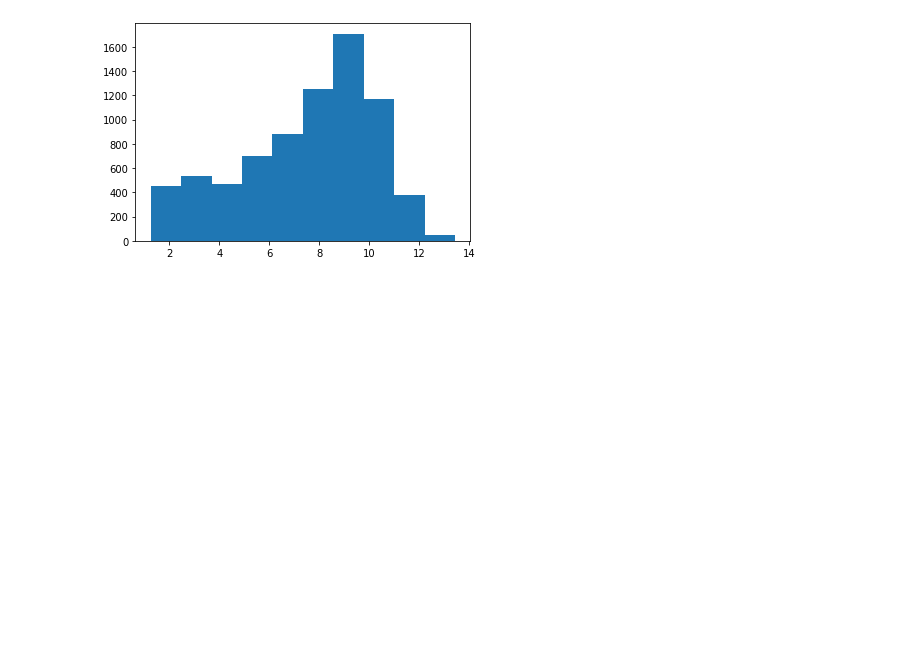
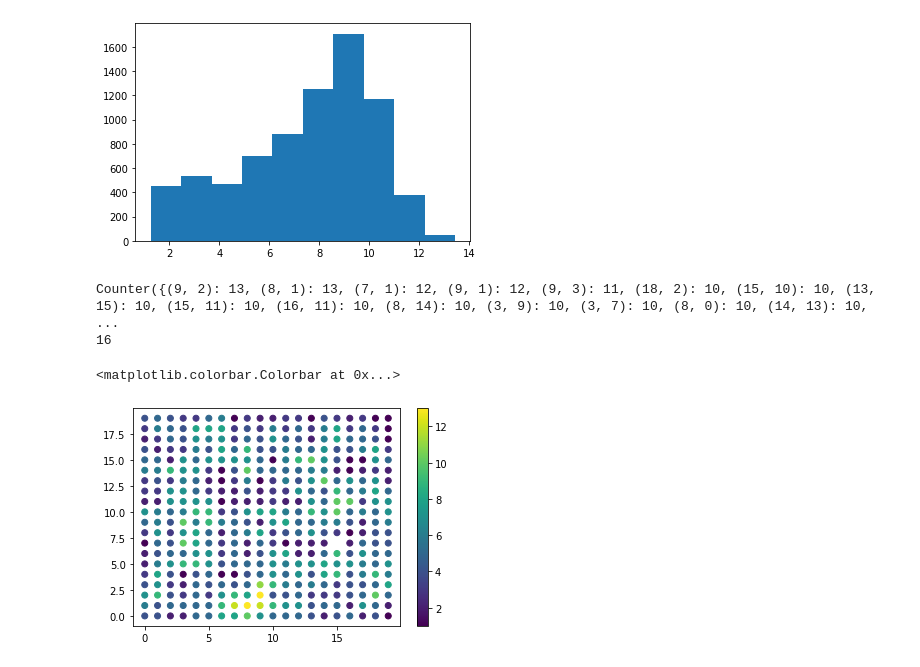
Before and after one commit to noahberthusen/qecc_routing, a Jupyter notebook: src_py/test.ipynb, the cells around one changed output. Saved outputs shown, nothing was run; the diff lists cells and outputs as text; code cells hidden in the pictures; blank space fills up the shorter version.

```diff
--- a/src_py/test.ipynb
+++ b/src_py/test.ipynb
@@ -77,0 +82,29 @@ plt.hist(df['r'])
+# %%
+M = 20
+k = 5
+
+r = Route(M, k)
+gens = r.randomly_draw_generators(1, 0)
+# %%
+from collections import Counter
+
+qbts = []
+for gen in gens:
+    for qbt in gen:
+        qbts.append(qbt)
+
+qbt_counter = Counter(qbts)
+print(qbt_counter)
+print(len(independent_gens(gens)))
+# %% [output]
+Counter({(9, 2): 13, (8, 1): 13, (7, 1): 12, (9, 1): 12, (9, 3): 11, (18, 2): 10, (15, 10): 10, (13, 15): 10, (15, 11): 10, (16, 11): 10, (8, 14): 10, (3, 9): 10, (3, 7): 10, (8, 0): 10, (14, 13): 10, ...
+16
+# %%
+xs, ys = zip(*list(qbt_counter.keys()))
+cs = list(qbt_counter.values())
+
+scatter = plt.scatter(xs, ys, c=cs, cmap='viridis')
+plt.colorbar(scatter)
+# %% [output]
+<matplotlib.colorbar.Colorbar at 0x...>
+[figure, added]
```
Also changed, not shown: parts of 3 cells of this notebook, 28 other files.
